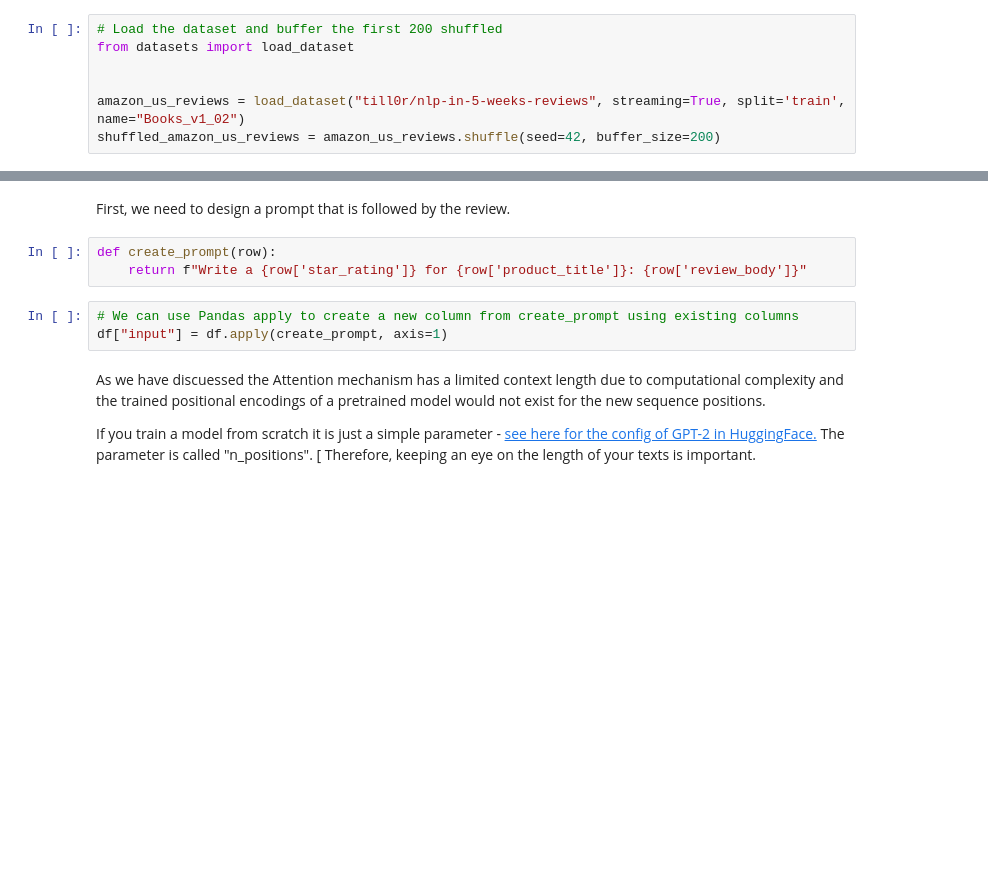
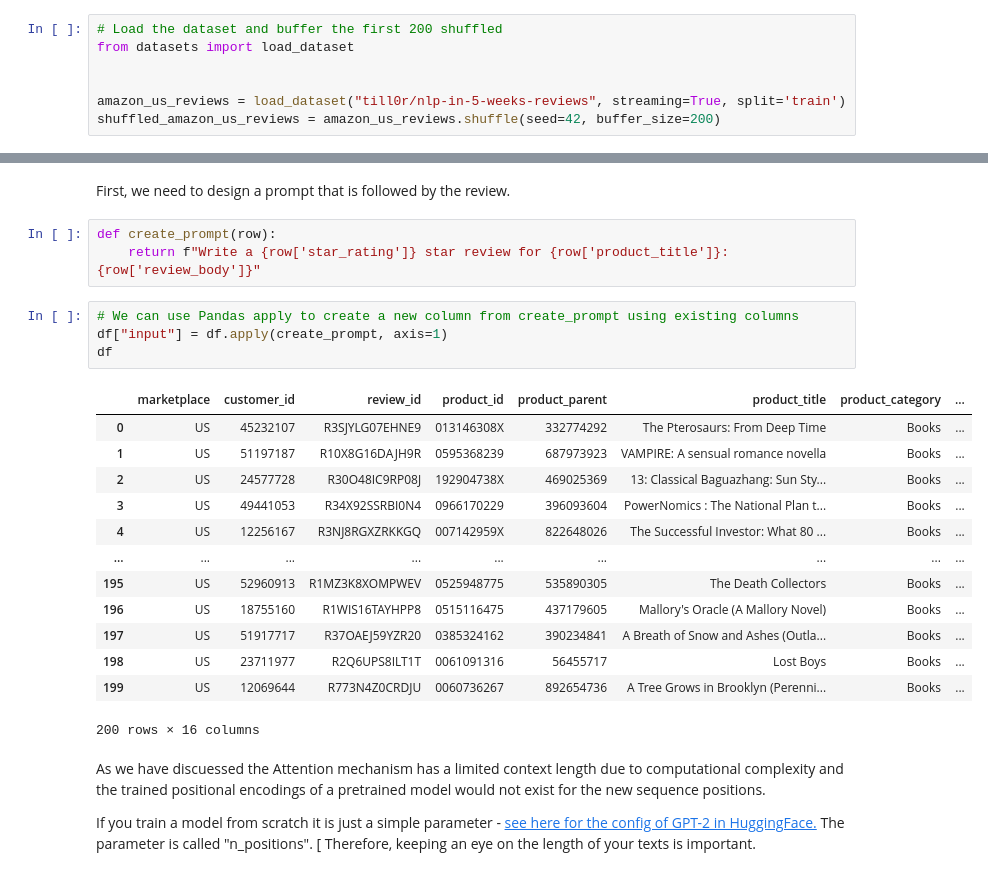
Before and after one commit to latent-space-solutions/nlp-in-3-weeks, a Jupyter notebook: Week_3_Decoder_Only_Transformers_for_language_generation.ipynb, the cells around one changed output, grey strips where cells are left out. Cells and saved outputs as stored; diff of their text form; blank space fills up the shorter version.

Commit message:
Updates Week 3 for May 2024 run

```diff
--- a/Week_3_Decoder_Only_Transformers_for_language_generation.ipynb
+++ b/Week_3_Decoder_Only_Transformers_for_language_generation.ipynb
@@ -53,7 +55,7 @@ Let's get started writing book reviews - we use the famous Amazon review dataset
 from datasets import load_dataset
 
 
-amazon_us_reviews = load_dataset("till0r/nlp-in-5-weeks-reviews", streaming=True, split='train', name="Books_v1_02")
+amazon_us_reviews = load_dataset("till0r/nlp-in-5-weeks-reviews", streaming=True, split='train')
 shuffled_amazon_us_reviews = amazon_us_reviews.shuffle(seed=42, buffer_size=200)
 # %%
 # We can use itertools again to gather the first n records from the streaming iterator
@@ -73,10 +89,25 @@ df
 First, we need to design a prompt that is followed by the review.
 # %%
 def create_prompt(row):
-    return f"Write a {row['star_rating']} for {row['product_title']}: {row['review_body']}"
+    return f"Write a {row['star_rating']} star review for {row['product_title']}: {row['review_body']}"
 # %%
 # We can use Pandas apply to create a new column from create_prompt using existing columns
 df["input"] = df.apply(create_prompt, axis=1)
+df
+# %% [output]
+|  | marketplace | customer_id | review_id | product_id | product_parent | product_title | product_category | ... |
+| 0 | US | 45232107 | R3SJYLG07EHNE9 | 013146308X | 332774292 | The Pterosaurs: From Deep Time | Books | ... |
+| 1 | US | 51197187 | R10X8G16DAJH9R | 0595368239 | 687973923 | VAMPIRE: A sensual romance novella | Books | ... |
+| 2 | US | 24577728 | R30O48IC9RP08J | 192904738X | 469025369 | 13: Classical Baguazhang: Sun Sty... | Books | ... |
+| 3 | US | 49441053 | R34X92SSRBI0N4 | 0966170229 | 396093604 | PowerNomics : The National Plan t... | Books | ... |
+| 4 | US | 12256167 | R3NJ8RGXZRKKGQ | 007142959X | 822648026 | The Successful Investor: What 80 ... | Books | ... |
+| ... | ... | ... | ... | ... | ... | ... | ... | ... |
+| 195 | US | 52960913 | R1MZ3K8XOMPWEV | 0525948775 | 535890305 | The Death Collectors | Books | ... |
+| 196 | US | 18755160 | R1WIS16TAYHPP8 | 0515116475 | 437179605 | Mallory's Oracle (A Mallory Novel) | Books | ... |
+| 197 | US | 51917717 | R37OAEJ59YZR20 | 0385324162 | 390234841 | A Breath of Snow and Ashes (Outla... | Books | ... |
+| 198 | US | 23711977 | R2Q6UPS8ILT1T | 0061091316 | 56455717 | Lost Boys | Books | ... |
+| 199 | US | 12069644 | R773N4Z0CRDJU | 0060736267 | 892654736 | A Tree Grows in Brooklyn (Perenni... | Books | ... |
+200 rows × 16 columns
 # %% [markdown]
 As we have discuessed the Attention mechanism has a limited context length due to computational complexity and the trained positional encodings of a pretrained model would not exist for the new sequence positions.
 
```
Also changed, not shown: parts of 82 cells of this notebook.
